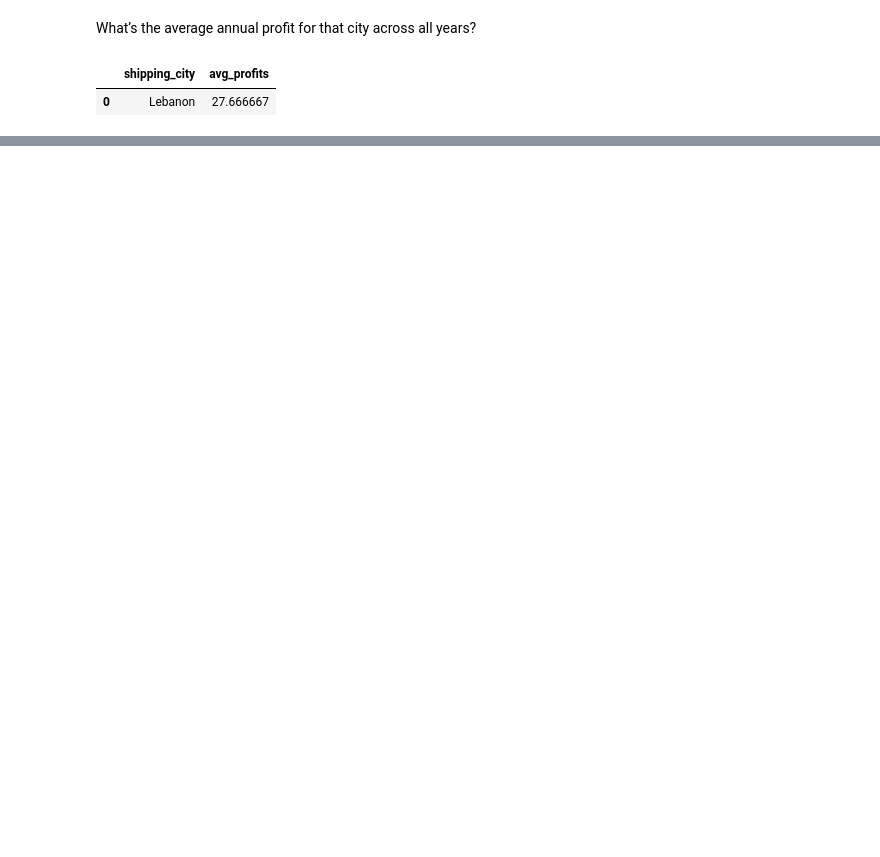
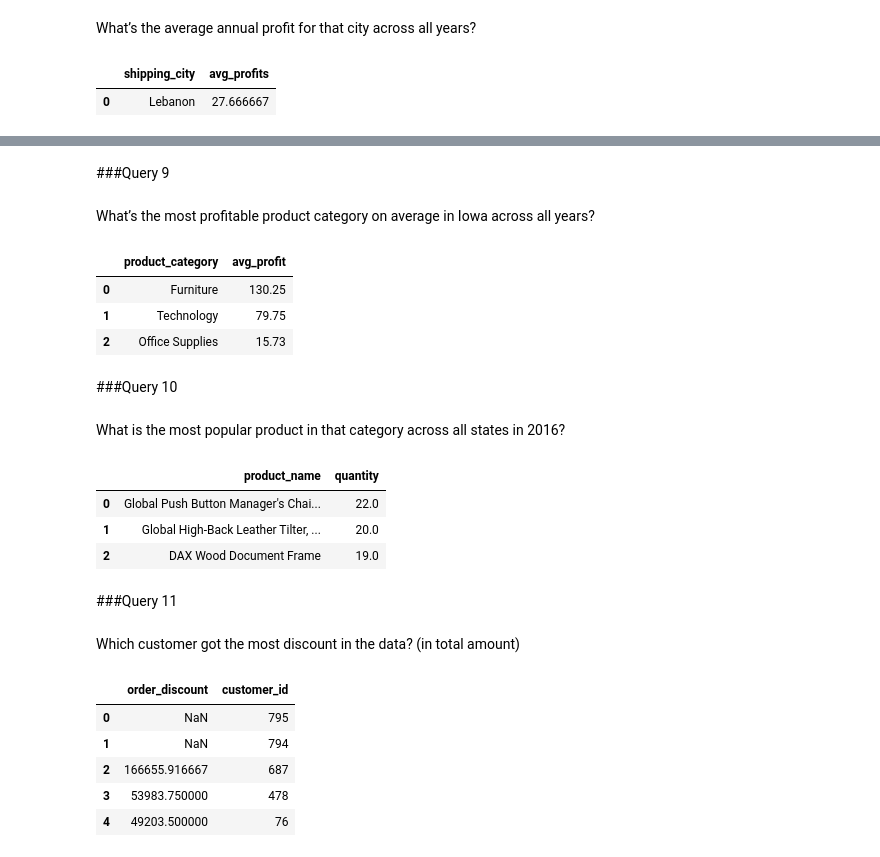
Before and after one commit to sarahajbane/colab_workbook_templates, a Jupyter notebook: MS_unicorn_project.ipynb, the cells around one changed output, grey strips where cells are left out. Drawn from its saved outputs; the diff is of its cells as text; code cells hidden in the pictures; blank space fills up the shorter version.

```diff
--- a/MS_unicorn_project.ipynb
+++ b/MS_unicorn_project.ipynb
@@ -200,0 +218,72 @@ pd.read_sql(sa.text(query),connection)
+# %% [markdown]
+###Query 9
+# %% [markdown]
+What’s the most profitable product category on average in Iowa across all years?
+# %%
+query = """
+SELECT product_category,
+       ROUND(AVG(order_profits)::numeric,2) AS avg_profit
+FROM product
+FULL JOIN order_details USING(product_id)
+FULL JOIN orders USING(order_id)
+WHERE shipping_state LIKE '%Iowa%'
+GROUP BY product_category
+ORDER BY avg_profit DESC;
+"""
+pd.read_sql(sa.text(query),connection)
+# %% [output]
+|  | product_category | avg_profit |
+| 0 | Furniture | 130.25 |
+| 1 | Technology | 79.75 |
+| 2 | Office Supplies | 15.73 |
+# %% [markdown]
+###Query 10
+# %% [markdown]
+What is the most popular product in that category across all states in 2016?
+# %%
+query = """
+SELECT product_name,
+       SUM(quantity) AS quantity
+FROM product
+FULL JOIN order_details USING(product_id)
+FULL JOIN orders USING(order_id)
+WHERE EXTRACT(YEAR FROM order_date) = 2016
+AND product_category LIKE '%Furn%'
+GROUP BY product_name
+ORDER BY quantity DESC
+LIMIT 3;
+"""
+pd.read_sql(sa.text(query),connection)
+# %% [output]
+|  | product_name | quantity |
+| 0 | Global Push Button Manager's Chai... | 22.0 |
+| 1 | Global High-Back Leather Tilter, ... | 20.0 |
+| 2 | DAX Wood Document Frame | 19.0 |
+# %% [markdown]
+###Query 11
+# %% [markdown]
+Which customer got the most discount in the data? (in total amount)
+# %%
+query = """
+WITH original_price AS (
+	SELECT order_id, order_sales/(1-order_discount) AS original
+  FROM order_details
+)
+SELECT sum(original - order_sales) AS order_discount,
+				customer_id
+FROM original_price
+FULL JOIN order_details USING(order_id)
+FULL JOIN orders USING(order_id)
+FULL JOIN customers USING(customer_id)
+GROUP BY customer_id
+ORDER BY order_discount DESC
+LIMIT 5
+"""
+pd.read_sql(sa.text(query),connection)
+# %% [output]
+|  | order_discount | customer_id |
+| 0 | NaN | 795 |
+| 1 | NaN | 794 |
+| 2 | 166655.916667 | 687 |
+| 3 | 53983.750000 | 478 |
+| 4 | 49203.500000 | 76 |
```
Also changed, not shown: parts of 22 cells of this notebook.
